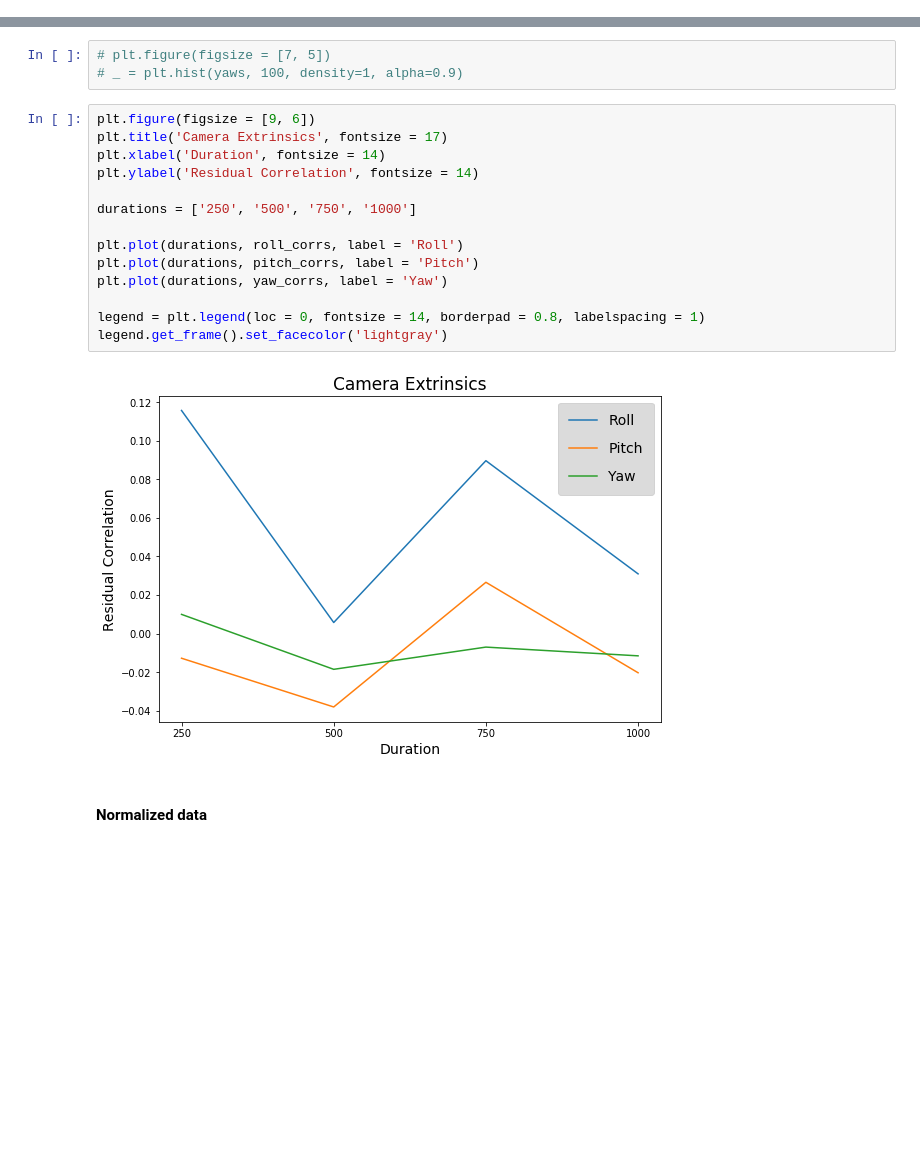
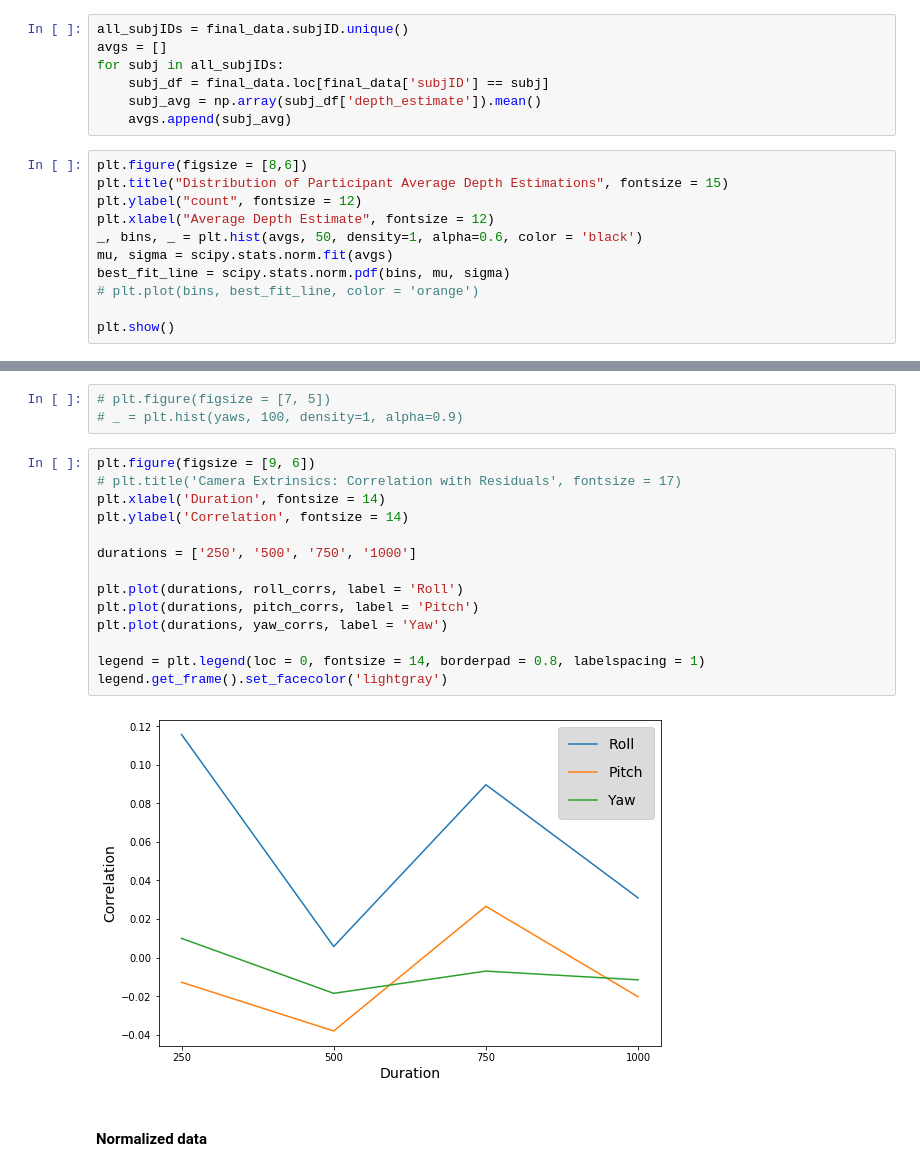
Before and after one commit to prachimahab/depth_duration_analysis, a Jupyter notebook: v3_depthDuration_analysis.ipynb, the cells around one changed output, grey strips where cells are left out. Drawn from its saved outputs; the diff is of its cells as text; blank space fills up the shorter version.

Commit message:
updated plots and analyses

```diff
--- a/v3_depthDuration_analysis.ipynb
+++ b/v3_depthDuration_analysis.ipynb
@@ -548,0 +551,18 @@ plt.show()
+# %%
+all_subjIDs = final_data.subjID.unique()
+avgs = []
+for subj in all_subjIDs:
+    subj_df = final_data.loc[final_data['subjID'] == subj]
+    subj_avg = np.array(subj_df['depth_estimate']).mean()
+    avgs.append(subj_avg)
+# %%
+plt.figure(figsize = [8,6])
+plt.title("Distribution of Participant Average Depth Estimations", fontsize = 15)
+plt.ylabel("count", fontsize = 12)
+plt.xlabel("Average Depth Estimate", fontsize = 12)
+_, bins, _ = plt.hist(avgs, 50, density=1, alpha=0.6, color = 'black')
+mu, sigma = scipy.stats.norm.fit(avgs)
+best_fit_line = scipy.stats.norm.pdf(bins, mu, sigma)
+# plt.plot(bins, best_fit_line, color = 'orange')
+
+plt.show()
@@ -2736,20 +2971,20 @@ yaw_corrs = [scipy.stats.pearsonr(yaws, resid_dur)[0] for resid_dur in residuals
 # _ = plt.hist(yaws, 100, density=1, alpha=0.9)
 # %%
 plt.figure(figsize = [9, 6])
-plt.title('Camera Extrinsics', fontsize = 17)
+# plt.title('Camera Extrinsics: Correlation with Residuals', fontsize = 17)
 plt.xlabel('Duration', fontsize = 14)
-plt.ylabel('Residual Correlation', fontsize = 14)
+plt.ylabel('Correlation', fontsize = 14)
 
 durations = ['250', '500', '750', '1000']
 
 plt.plot(durations, roll_corrs, label = 'Roll')
 plt.plot(durations, pitch_corrs, label = 'Pitch')
 plt.plot(durations, yaw_corrs, label = 'Yaw')
 
 legend = plt.legend(loc = 0, fontsize = 14, borderpad = 0.8, labelspacing = 1)
 legend.get_frame().set_facecolor('lightgray')
 # %% [output]
-[figure, old version]
+[figure, new version]
 # %% [markdown]
 #### Normalized data
 # %%
```
Also changed, not shown: parts of 35 cells of this notebook.
